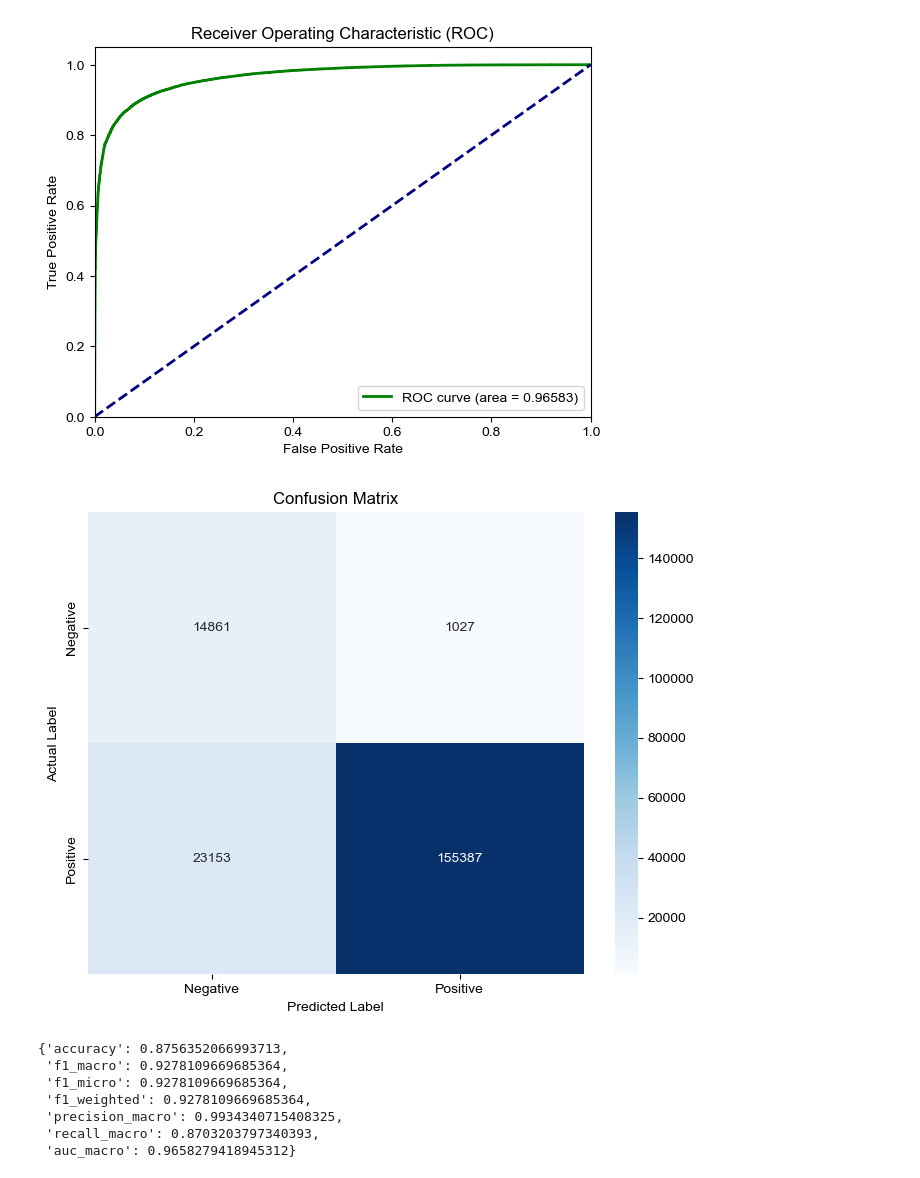
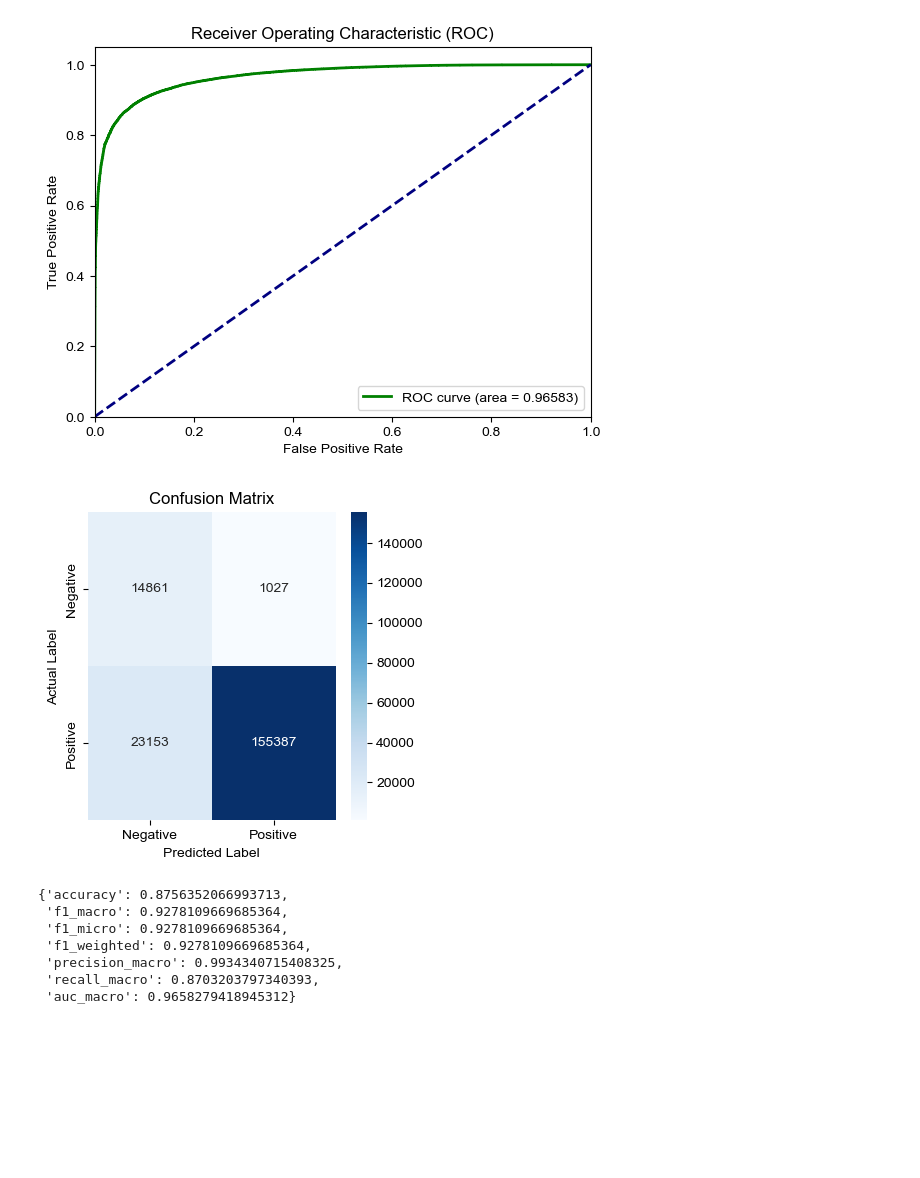
Before and after one commit to camagaKhan/MSC_AI_Implementations, a Jupyter notebook: evaluation/bert_binary_class.ipynb, the cells around one changed output. Cells and saved outputs as stored; diff of their text form; code cells hidden in the pictures; blank space fills up the shorter version.

```diff
--- a/evaluation/bert_binary_class.ipynb
+++ b/evaluation/bert_binary_class.ipynb
@@ -100,9 +100,9 @@ validation_data
 # %% [markdown]
 ### BERT Cased
 # %%
-pkl_file, folder = 'BERT-binary-FocalLoss_test', 'bert-base-cased'
-with open(f'../Metrics_results/{folder}/training/binary/{pkl_file}.pkl', 'rb') as file:
-    data = pkl.load(file)
+# pkl_file, folder = 'BERT-binary-FocalLoss_test', 'bert-base-cased'
+# with open(f'../Metrics_results/{folder}/training/binary/{pkl_file}.pkl', 'rb') as file:
+#     data = pkl.load(file)
 
 
-data
+# data
@@ -282,15 +258,15 @@ plt.show()
 # %%
 conf_matrix = data[0]['all_metrics']['confusion_matrix'].cpu().numpy()
 
 # Plot confusion matrix
-plt.figure(figsize=(8, 6))
+plt.figure(figsize=(4, 4))
 sns.heatmap(conf_matrix, annot=True, fmt='d', cmap='Blues', xticklabels=['Negative', 'Positive'], yticklabels=['Negative', 'Positive'])
 plt.ylabel('Actual Label')
 plt.xlabel('Predicted Label')
 plt.title('Confusion Matrix')
 plt.show()
 # %% [output]
-[figure, old version]
+[figure, new version]
 # %%
 accuracy = data[0]['all_metrics']['accuracy'].item()
 f1_macro = data[0]['all_metrics']['f1_Macro'].item()
```
Also changed, not shown: parts of 12 cells of this notebook, 15 other files.
